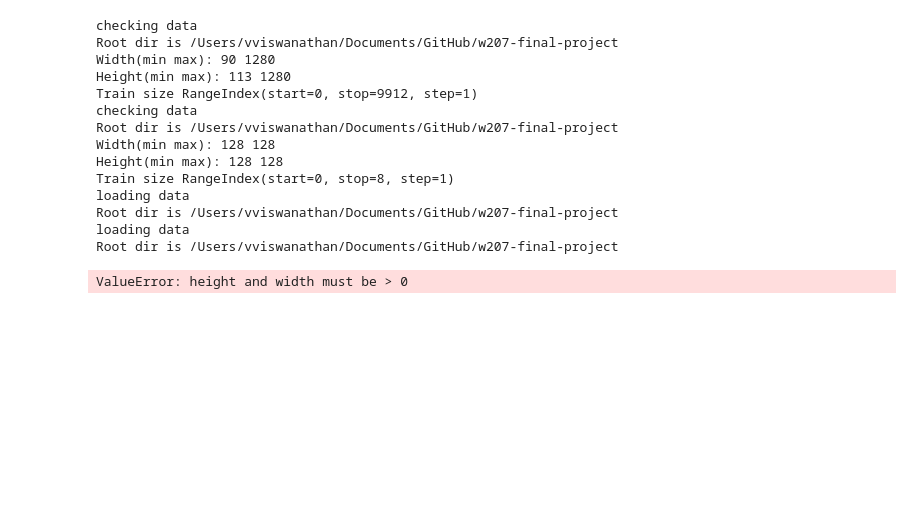
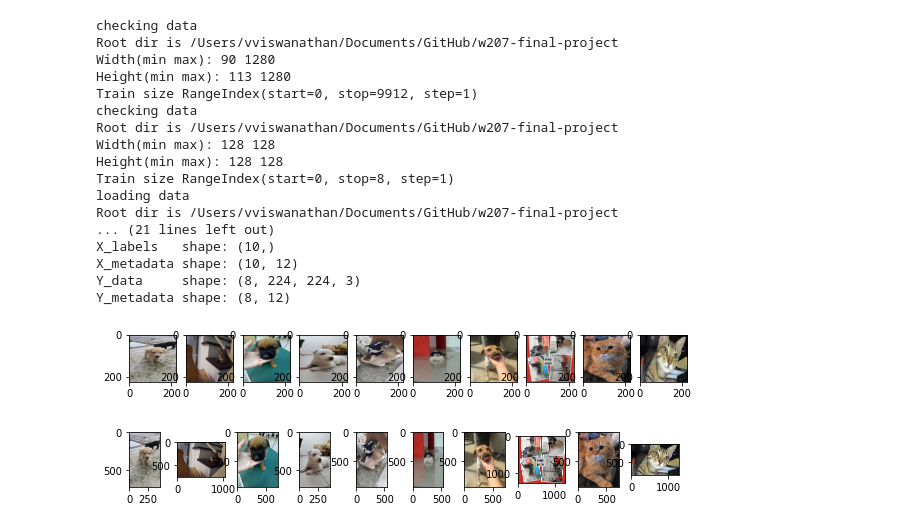
Before and after one commit to apschlissel/w207-final-project, a Jupyter notebook: 207Final.ipynb, the cells around one changed output. Saved outputs shown, nothing was run; the diff lists cells and outputs as text; code cells hidden in the pictures; blank space fills up the shorter version.

```diff
--- a/207Final.ipynb
+++ b/207Final.ipynb
@@ -74,6 +77,7 @@ def loadData(dtype='train',sampleSize=10, nHeight=100, nWidth=100):
     dMdata=pd.read_csv('petfinder-pawpularity-score/'+ dtype+'.csv', engine = 'python')
     dMdata['path'] = os.getcwd()+'/petfinder-pawpularity-score/'+ dtype+'/'+dMdata['Id'] + '.jpg'
 
+    model = ResNet50(weights='imagenet')
     #print(trainMdata.head())
     labels=[]
     imgArr=[]
@@ -90,6 +94,8 @@ def loadData(dtype='train',sampleSize=10, nHeight=100, nWidth=100):
         imRgb = imRgb.resize((nHeight, nWidth))
         im = np.array(imRgb)
         imgArr.append(im)
+
+        getAdditionalTags(model,im)
 
         if (dtype=='train'):
             labels.append(dMdata['Pawpularity'][ind])
@@ -118,6 +124,12 @@ def loadData(dtype='train',sampleSize=10, nHeight=100, nWidth=100):
     else:
          return X_train, np.array(metadataArr, dtype=int)
 
+def getAdditionalTags(model, imArr):
+    im = np.expand_dims(imArr, axis=0)
+    im = preprocess_input(im)
+    preds = model.predict(im)
+    print('Predicted:', decode_predictions(preds, top=3)[0])
+
 def augmentExif(img,df):
     exifData = img._getexif()
     if exifData is None:
@@ -131,37 +143,55 @@ def augmentExif(img,df):
             # decode bytes
             if isinstance(data, bytes):
                 data = data.decode()
                 print(f"{tag:25}: {data}")
 
-def printImages(sampleSize=10):
+def printNormalizedTrainImages(sampleSize=10):
     plt.figure(figsize =(10, 1))
     for i in range(sampleSize):
         plt.subplot(1, 10, i+1)
         plt.imshow(T_images[i])
 
+def printActualTrainImages(sampleSize=10):
+    dtype='train'
+    dDir='petfinder-pawpularity-score/'
+    dImgPath =  'petfinder-pawpularity-score/'+dtype+'/'
+    dMdata=pd.read_csv('petfinder-pawpularity-score/'+ dtype+'.csv', engine = 'python')
+    dMdata['path'] = os.getcwd()+'/petfinder-pawpularity-score/'+ dtype+'/'+dMdata['Id'] + '.jpg'
+
+    plt.figure(figsize =(10, 1))
+    for i in range(sampleSize):
+        plt.subplot(1, 10, i+1)
+        plt.imshow(Image.open(dMdata['path'][i]))
+
+
 checkData(dtype="train")
 checkData(dtype="test")
-T_images, T_metadata, T_labels = loadData(dtype="train",sampleSize=0, nHeight=100, nWidth=100) # load all
-D_images, D_metadata = loadData(dtype="test",sampleSize=100, nHeight=0, nWidth=100) # load all
+T_images, T_metadata, T_labels = loadData(dtype="train",sampleSize=10, nHeight=224, nWidth=224) # load all
+D_images, D_metadata = loadData(dtype="test",sampleSize=10, nHeight=224, nWidth=224) # load all
 print('X_data     shape:', T_images.shape)
 print('X_labels   shape:', T_labels.shape)
 print('X_metadata shape:', T_metadata.shape)
 print('Y_data     shape:', D_images.shape)
 print('Y_metadata shape:', D_metadata.shape)
-printImages(sampleSize=10)
+printNormalizedTrainImages(sampleSize=10)
+printActualTrainImages(sampleSize=10)
 # %% [output]
 checking data
 Root dir is /Users/vviswanathan/Documents/GitHub/w207-final-project
 Width(min max): 90 1280
 Height(min max): 113 1280
 Train size RangeIndex(start=0, stop=9912, step=1)
 checking data
 Root dir is /Users/vviswanathan/Documents/GitHub/w207-final-project
 Width(min max): 128 128
 Height(min max): 128 128
 Train size RangeIndex(start=0, stop=8, step=1)
 loading data
 Root dir is /Users/vviswanathan/Documents/GitHub/w207-final-project
-loading data
-Root dir is /Users/vviswanathan/Documents/GitHub/w207-final-project
+... (21 lines left out)
+X_labels   shape: (10,)
+X_metadata shape: (10, 12)
+Y_data     shape: (8, 224, 224, 3)
+Y_metadata shape: (8, 12)
-ValueError: height and width must be > 0
+[figure, added]
+[figure, added]
```
Also changed, not shown: parts of 1 cell of this notebook.
